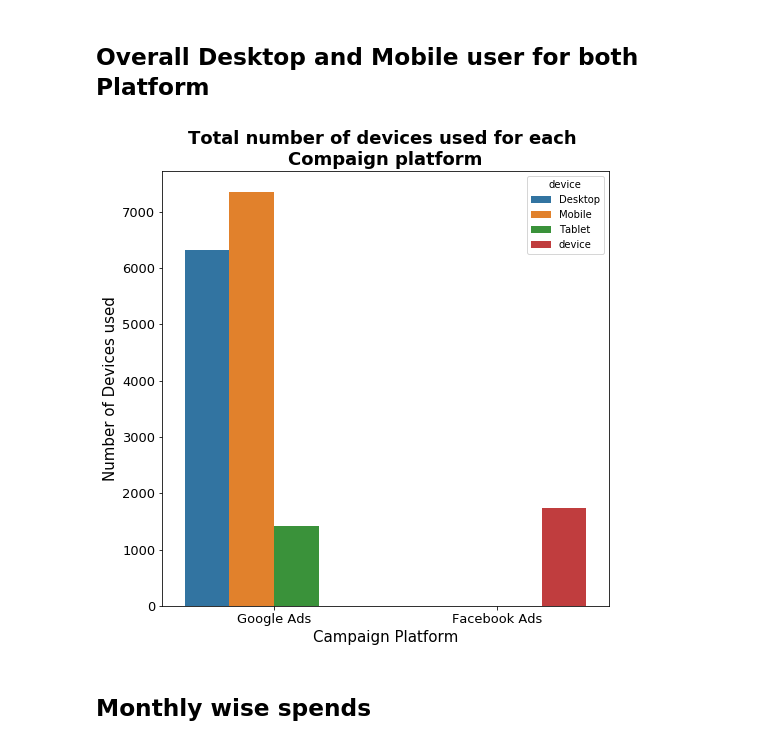
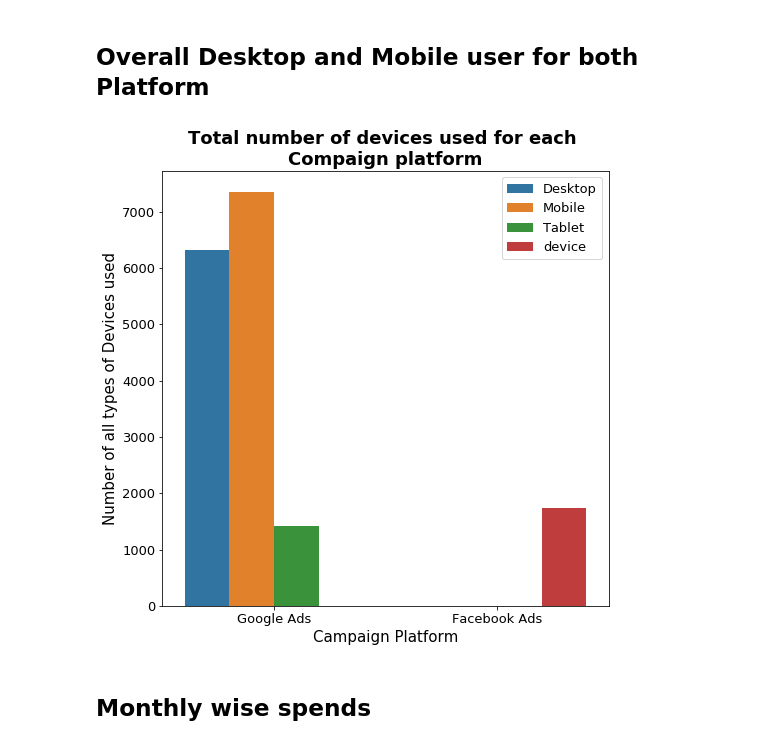
Before and after one commit to dheeraj-2000/Temp_prediction, a Jupyter notebook: Eda.ipynb, the cells around one changed output. Drawn from its saved outputs; the diff is of its cells as text; code cells hidden in the pictures.

```diff
--- a/Eda.ipynb
+++ b/Eda.ipynb
@@ -26,16 +26,16 @@ df.shape
 # %%
 fig=plt.figure(figsize=(8,8))
 sns.countplot(df['campaign_platform'], hue=df['device'])
-plt.ylabel('Number of Devices used', fontsize =15)
+plt.ylabel('Number of all types of Devices used', fontsize =15)
 plt.xlabel('Campaign Platform', fontsize =15)
 # Add a legend
 plt.title('Total number of devices used for each \nCompaign platform',fontweight="bold", fontsize =18)
 plt.xticks(fontsize =13)
 plt.yticks(fontsize =13)
-# plt.legend(loc='upper right', ncol=1, prop={"size":13})
+plt.legend(loc='upper right', ncol=1, prop={"size":13})
 plt.show()
 # %% [output]
-[figure, old version]
+[figure, new version]
 # %% [markdown]
 ## Monthly wise spends
 # %% [markdown]
```
Also changed, not shown: parts of 30 cells of this notebook.
